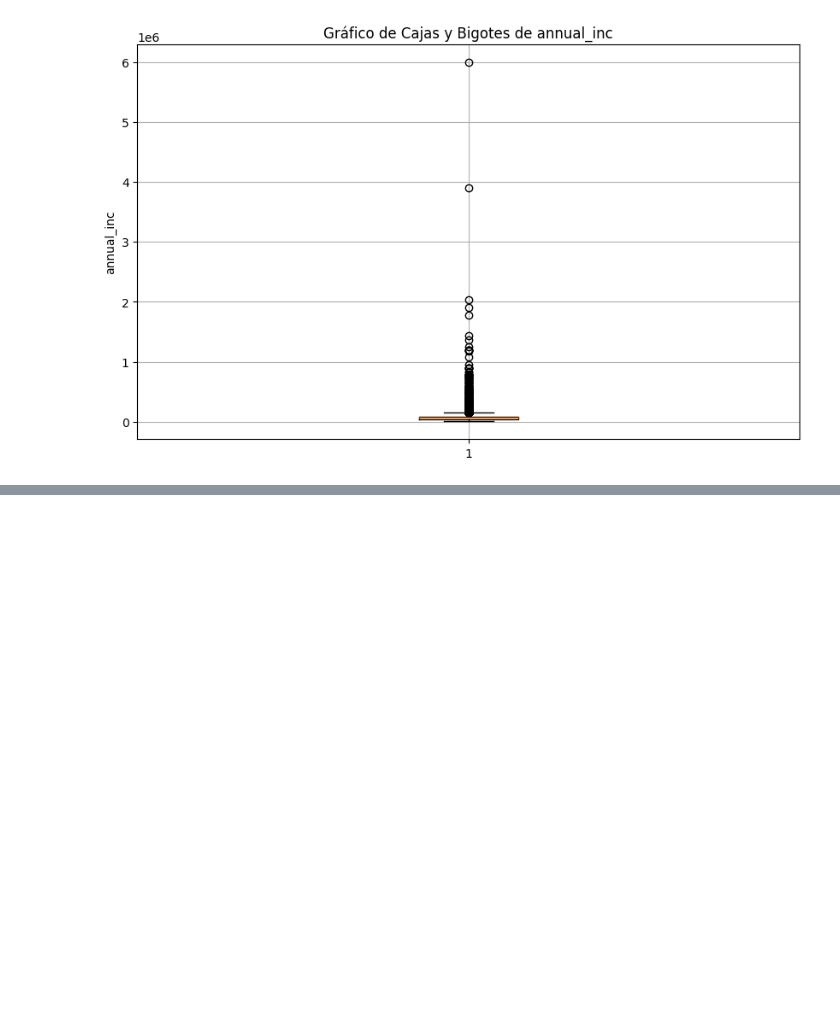
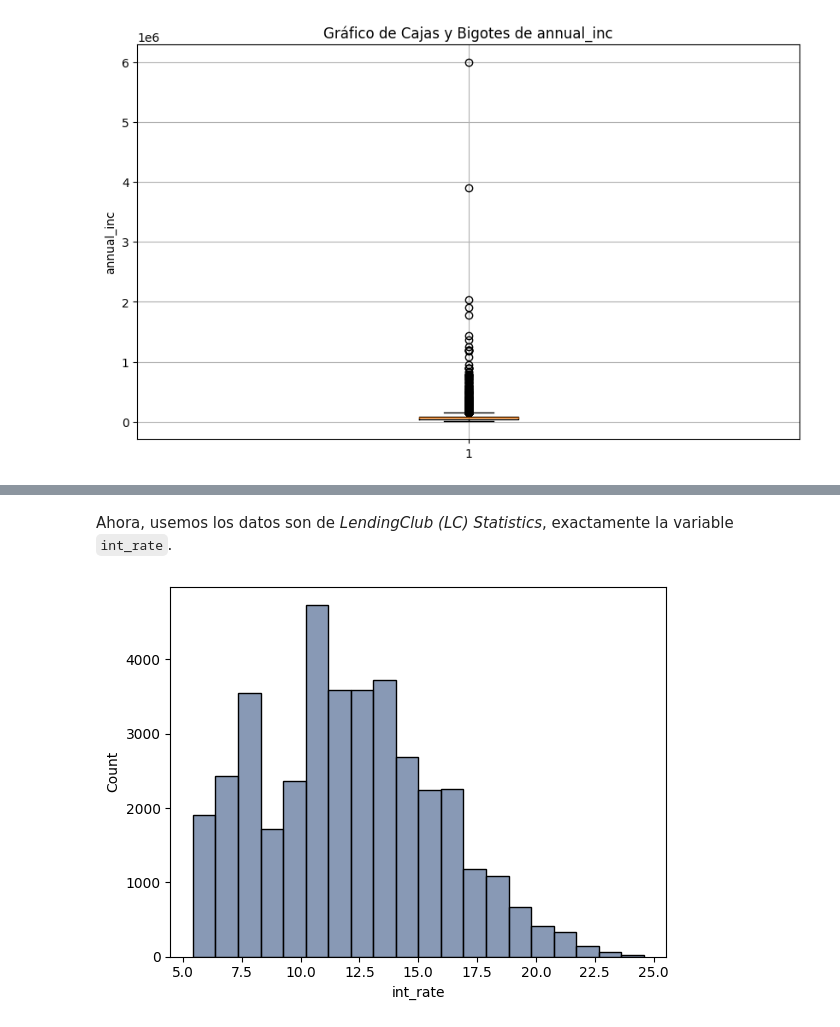
Before and after one commit to cdeoroaguado/jbook_ml202430, a Jupyter notebook: _sources/modulo_3.ipynb, the cells around one changed output, grey strips where cells are left out. Drawn from its saved outputs; the diff is of its cells as text; code cells hidden in the pictures; blank space fills up the shorter version.

```diff
--- a/_sources/modulo_3.ipynb
+++ b/_sources/modulo_3.ipynb
@@ -366,0 +589,11 @@ df.profile_report()
+# %% [markdown]
+Ahora, usemos los datos son de *LendingClub (LC) Statistics*, exactamente la variable `int_rate`.
+# %%
+# Importar seaborn
+import seaborn as sns
+
+# Histograma de las ventas semanales con Seaborn
+sns.histplot(df['int_rate'], bins=20, kde=False)  # kde=True si quieres agregar la densidad
+plt.show()
+# %% [output]
+[figure, added]
```
Also changed, not shown: parts of 95 cells of this notebook, 16 other files.
